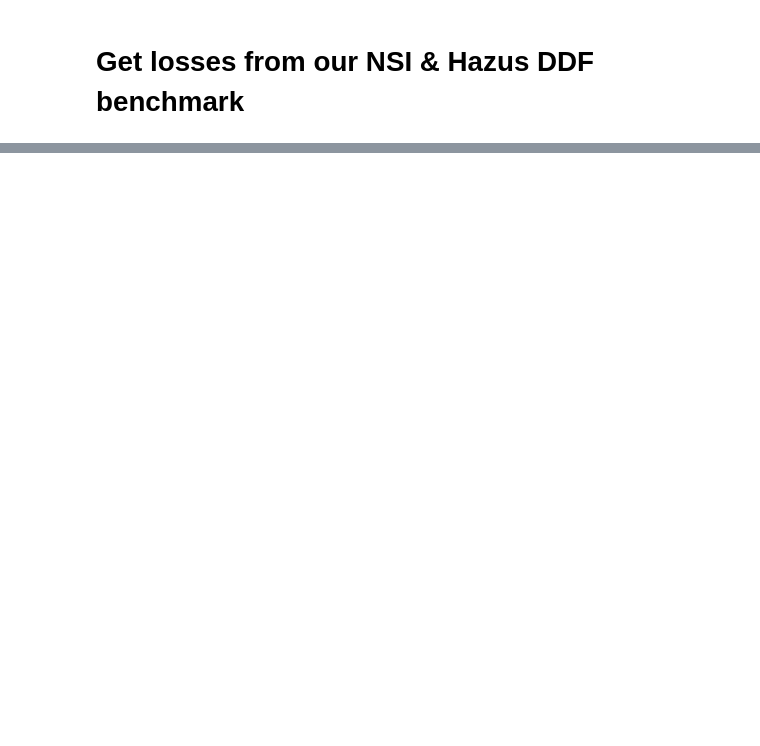
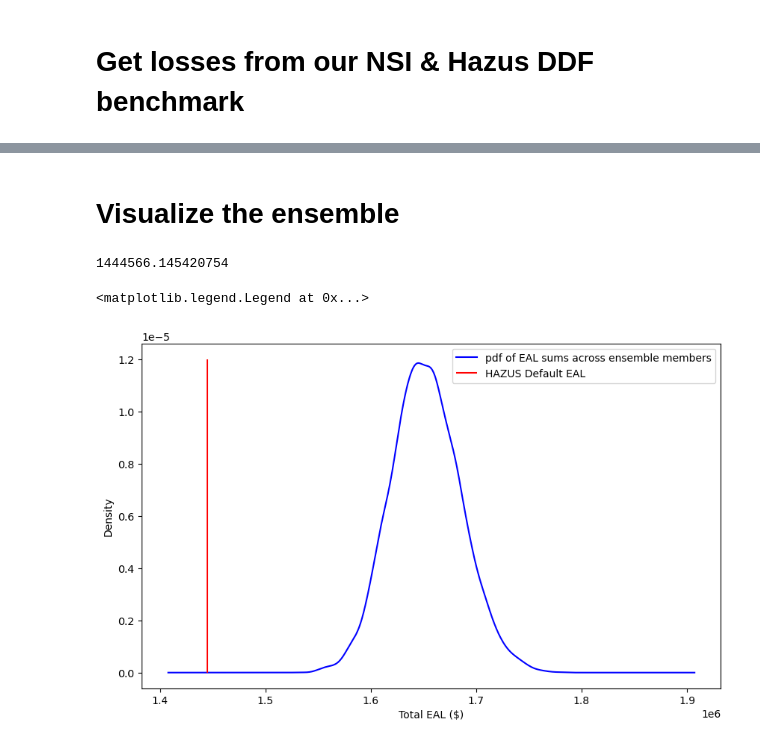
Before and after one commit to abpoll/unsafe, a Jupyter notebook: notebooks/loss_ensemble.ipynb, the cells around one changed output, grey strips where cells are left out. Drawn from its saved outputs; the diff is of its cells as text; code cells hidden in the pictures; blank space fills up the shorter version.

Commit message:
first pass for ensemble

```diff
--- a/notebooks/loss_ensemble.ipynb
+++ b/notebooks/loss_ensemble.ipynb
@@ -669 +811,36 @@ Estimated losses for each member of ensemble: 10% RP
+# %%
+# Get relative damage columns
+rel_cols = [x for x in ens_df.columns if 'rel_dam' in x]
+# For each relative damage column, scale by val_s, the structure
+# value realization
+for col in rel_cols:
+    rp = col.split('_')[-1]
+    ens_df['loss_' + rp] = ens_df[col]*ens_df['val_s']
+# %%
+# Now we calculate EAL
+# We will use trapezoidal approximation for this
+# Using trapezoid method and adding bin of lowest probability
+# events to obtain expected annual loss
+# TODO: We want to be able to take in an arbitrary number
+# of RPs, which will be sorted from highest to lowest prob
+# and then follow the loop structure written below
+# For now, I am doing it in a hard coded way because I am
+# eager to check the results in a first pass
+loss_list = ['loss_10', 'loss_02', 'loss_01', 'loss_0.2']
+p_rp_list = [.1, .02, .01, .002]
+temp = pd.Series(index=ens_df.index).fillna(0)
+for i in range(len(loss_list) - 1):
+    loss1 = ens_df[loss_list[i]]
+    loss2 = ens_df[loss_list[i+1]]
+    rp1 = p_rp_list[i]
+    rp2 = p_rp_list[i+1]
+    temp += (loss1 + loss2)*(rp1-rp2)/2
+final = temp + ens_df[loss_list[-1]]*p_rp_list[-1]
+
+# Assign this to ens_df
+ens_df = pd.concat([ens_df, pd.Series(final, name='eal')], axis=1)
+# %%
+# Let's also get the SOW index - start at 0
+sow_ind = np.arange(len(ens_df))%N_SOW
+ens_df = pd.concat([ens_df, pd.Series(sow_ind, name='sow_ind')], axis=1)
 # %%
@@ -713,0 +965,18 @@ Name: depth_01, Length: 11820000, dtype: float64
+# %% [markdown]
+# Visualize the ensemble
+# %%
+default_df['eal'].sum()
+# %% [output]
+1444566.145420754
+# %%
+# Plot of the pdf of summed EAL within each SOW against the
+# single value from default method
+ens_sums = ens_df.groupby(['sow_ind'])['eal'].sum()
+fig, ax = plt.subplots(figsize=(10, 6))
+ens_sums.plot(kind='kde', ax=ax, color='blue', label='pdf of EAL sums across ensemble members')
+ax.vlines(default_df['eal'].sum(), 0, 1.2e-5, color='red', label='HAZUS Default EAL')
+ax.set_xlabel('Total EAL ($)')
+ax.legend(loc='upper right')
+# %% [output]
+<matplotlib.legend.Legend at 0x...>
+[figure, added]
```
Also changed, not shown: parts of 8 cells of this notebook.
